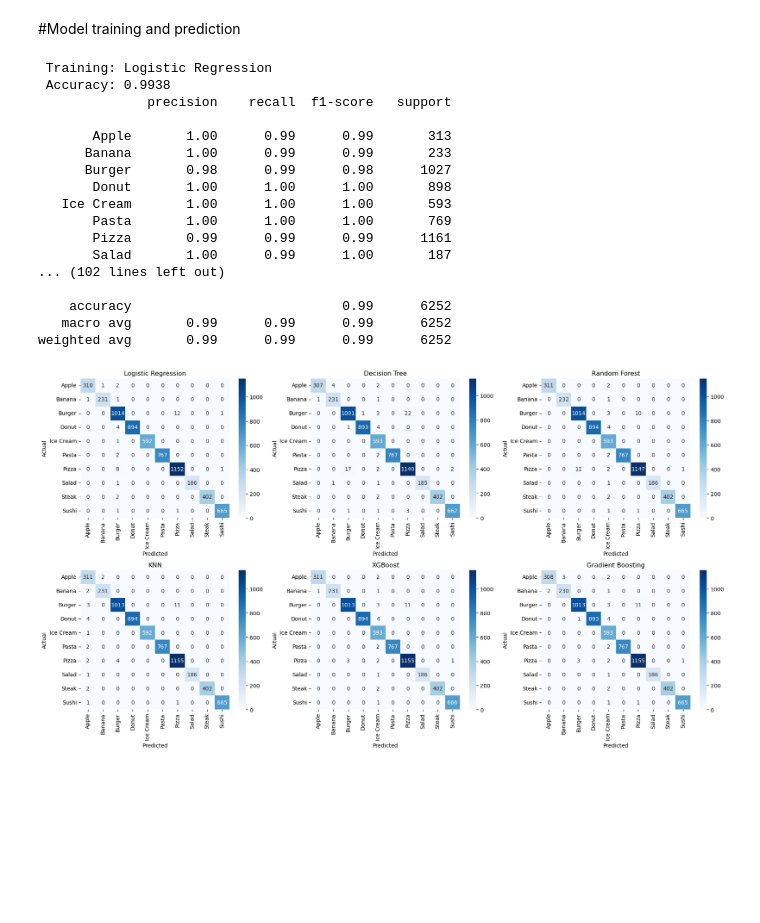
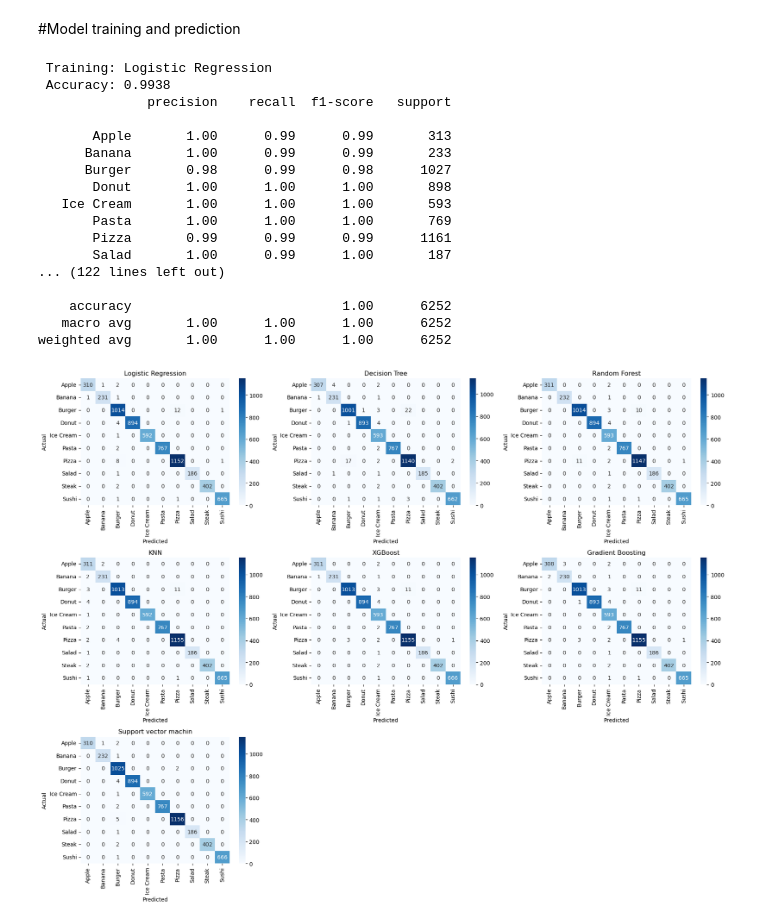
Before and after one commit to Jayanthso/Nutri-Food-classification-using-nutritional-data, a Jupyter notebook: Food_Nutrition_100gm.ipynb, the cells around one changed output. Cells and saved outputs as stored; diff of their text form; code cells hidden in the pictures; blank space fills up the shorter version.

```diff
--- a/Food_Nutrition_100gm.ipynb
+++ b/Food_Nutrition_100gm.ipynb
@@ -271,8 +269,8 @@ models = {
     "Random Forest": RandomForestClassifier(random_state=42),
     "KNN": KNeighborsClassifier(),
     "XGBoost": XGBClassifier(eval_metric='mlogloss', random_state=42),
-    "Gradient Boosting": GradientBoostingClassifier(random_state=42)
-
+    "Gradient Boosting": GradientBoostingClassifier(random_state=42),
+    "Support vector machin": SVC(kernel="rbf", probability=True, C=3, gamma=0.025)
 }
 
 #Train and Evaluate Models
@@ -298,35 +296,35 @@ fig, axes = plt.subplots(3, 3, figsize=(18, 14))
 axes = axes.flatten()
 
 for i, (name, result) in enumerate(results.items()):
     sns.heatmap(result["confusion_matrix"], annot=True, fmt='d', cmap='Blues',
                 xticklabels=label_encoder.classes_,
                 yticklabels=label_encoder.classes_,
                 ax=axes[i])
     axes[i].set_title(name)
     axes[i].set_xlabel("Predicted")
     axes[i].set_ylabel("Actual")
 
 for j in range(i+1, len(axes)):
     fig.delaxes(axes[j])
 
 plt.tight_layout()
 plt.show()
 # %% [output]
  Training: Logistic Regression
  Accuracy: 0.9938
               precision    recall  f1-score   support
 
        Apple       1.00      0.99      0.99       313
       Banana       1.00      0.99      0.99       233
       Burger       0.98      0.99      0.98      1027
        Donut       1.00      1.00      1.00       898
    Ice Cream       1.00      1.00      1.00       593
        Pasta       1.00      1.00      1.00       769
        Pizza       0.99      0.99      0.99      1161
        Salad       1.00      0.99      1.00       187
-... (102 lines left out)
+... (122 lines left out)
 
-    accuracy                           0.99      6252
-   macro avg       0.99      0.99      0.99      6252
-weighted avg       0.99      0.99      0.99      6252
+    accuracy                           1.00      6252
+   macro avg       1.00      1.00      1.00      6252
+weighted avg       1.00      1.00      1.00      6252
-[figure, old version]
+[figure, new version]
```
Also changed, not shown: parts of 2 cells of this notebook, 2 other files.
